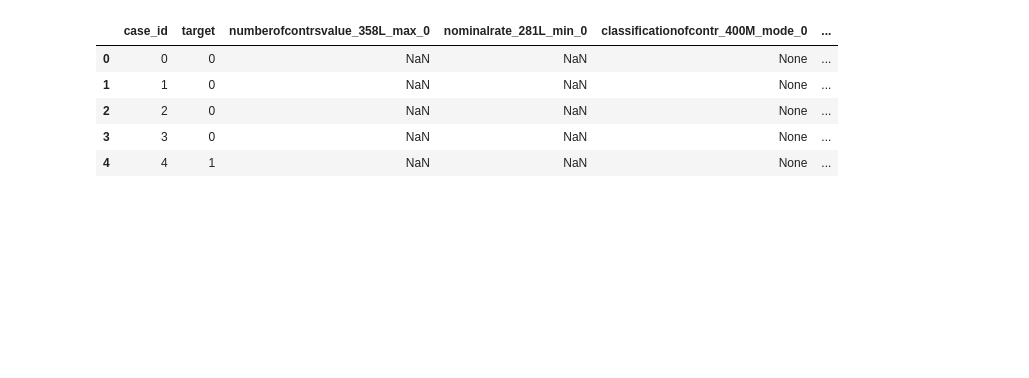
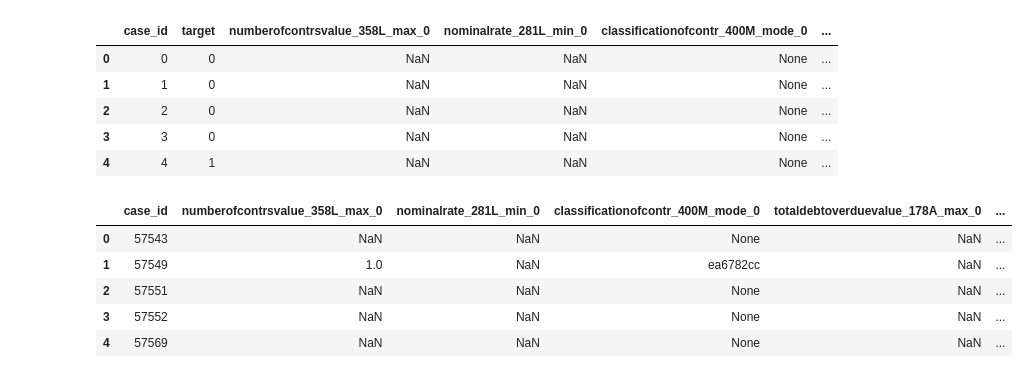
Before and after one commit to BartvanWoesik/home_credit, a Jupyter notebook: Notebooks/Data Exploration/EDA.ipynb, the cells around one changed output. Cells and saved outputs as stored; diff of their text form; code cells hidden in the pictures; blank space fills up the shorter version.

```diff
--- a/Notebooks/Data Exploration/EDA.ipynb
+++ b/Notebooks/Data Exploration/EDA.ipynb
@@ -11,3 +11,12 @@ df.head()
 | 2 | 2 | 0 | NaN | NaN | None | ... |
 | 3 | 3 | 0 | NaN | NaN | None | ... |
 | 4 | 4 | 1 | NaN | NaN | None | ... |
+# %%
+df_test.head()
+# %% [output]
+|  | case_id | numberofcontrsvalue_358L_max_0 | nominalrate_281L_min_0 | classificationofcontr_400M_mode_0 | totaldebtoverduevalue_178A_max_0 | ... |
+| 0 | 57543 | NaN | NaN | None | NaN | ... |
+| 1 | 57549 | 1.0 | NaN | ea6782cc | NaN | ... |
+| 2 | 57551 | NaN | NaN | None | NaN | ... |
+| 3 | 57552 | NaN | NaN | None | NaN | ... |
+| 4 | 57569 | NaN | NaN | None | NaN | ... |
```
Also changed, not shown: parts of 19 cells of this notebook, 12 other files.
